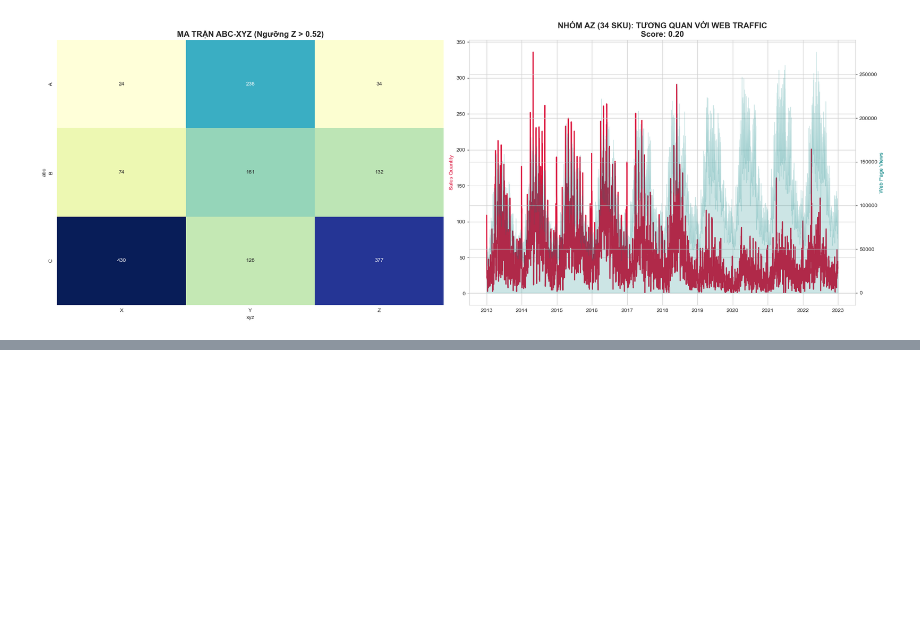
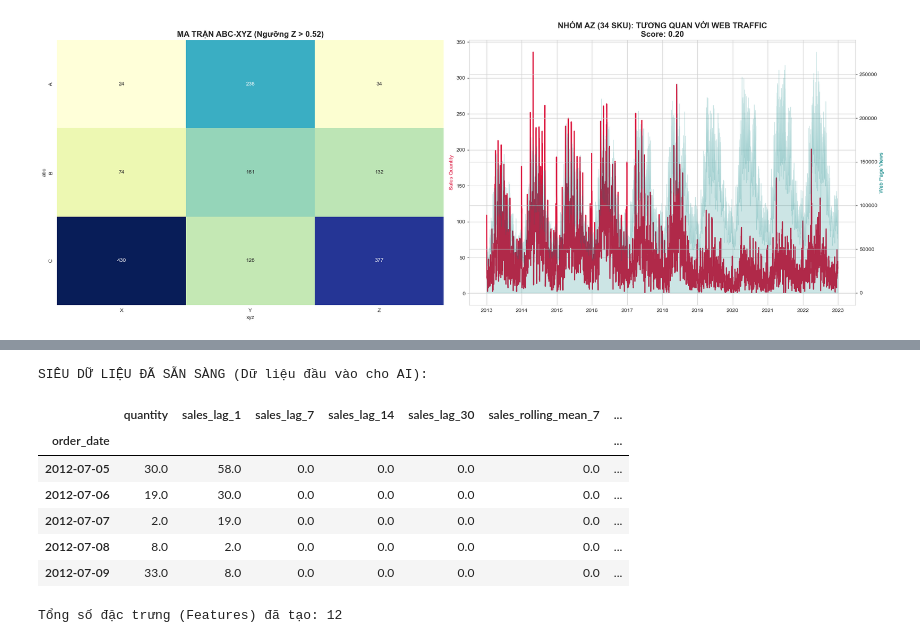
Before and after one commit to CodeDaoVietNam/DATATHON_2026, a Jupyter notebook: notebooks/stockout_eda.ipynb, the cells around one changed output, grey strips where cells are left out. Cells and saved outputs as stored; diff of their text form; code cells hidden in the pictures; blank space fills up the shorter version.

```diff
--- a/notebooks/stockout_eda.ipynb
+++ b/notebooks/stockout_eda.ipynb
@@ -847,0 +861,51 @@ plt.show()
+# %%
+# ==============================================================================
+# 5.1. FEATURE ENGINEERING (Tạo "Siêu dữ liệu" cho AI)
+# ==============================================================================
+
+def create_forecasting_features(df_sales, df_web_traffic):
+    # 1. Tạo bảng base thời gian
+    df = df_sales.copy()
+    df['order_date'] = pd.to_datetime(df['order_date'])
+    df = df.set_index('order_date').asfreq('D').fillna(0)
+
+    # 2. LAG FEATURES (Trí nhớ của AI)
+    # Cho AI biết doanh số của 1 ngày, 7 ngày và 14 ngày trước
+    for lag in [1, 7, 14, 30]:
+        df[f'sales_lag_{lag}'] = df['quantity'].shift(lag)
+
+    # 3. ROLLING WINDOW FEATURES (Xu hướng ngắn hạn)
+    # Trung bình trượt của 7 ngày gần nhất
+    df['sales_rolling_mean_7'] = df['quantity'].shift(1).rolling(window=7).mean()
+    df['sales_rolling_std_7'] = df['quantity'].shift(1).rolling(window=7).std()
+
+    # 4. TIME FEATURES (Nhịp sinh học)
+    df['day_of_week'] = df.index.dayofweek
+    df['month'] = df.index.month
+    df['is_weekend'] = df['day_of_week'].isin([5, 6]).astype(int)
+
+    # 5. INTEGRATE WEB TRAFFIC (Tầm nhìn ngoại vi)
+    traffic_feat = df_web_traffic.set_index('date').resample('D').sum().fillna(0)
+    df = df.join(traffic_feat['page_views'], how='left').fillna(0)
+
+    # Tạo thêm Lag cho Traffic (vì khách xem web hôm nay thường vài ngày sau mới mua)
+    df['traffic_lag_1'] = df['page_views'].shift(1)
+
+    return df.dropna()
+
+# Áp dụng cho nhóm AZ (Hoặc một SKU cụ thể trong nhóm AZ)
+target_sku_data = create_forecasting_features(daily_sales_az, daily_traffic)
+
+print("SIÊU DỮ LIỆU ĐÃ SẴN SÀNG (Dữ liệu đầu vào cho AI):")
+display(target_sku_data.head())
+print(f"Tổng số đặc trưng (Features) đã tạo: {len(target_sku_data.columns)}")
+# %% [output]
+SIÊU DỮ LIỆU ĐÃ SẴN SÀNG (Dữ liệu đầu vào cho AI):
+|  | quantity | sales_lag_1 | sales_lag_7 | sales_lag_14 | sales_lag_30 | sales_rolling_mean_7 | ... |
+| order_date |  |  |  |  |  |  | ... |
+| 2012-07-05 | 30.0 | 58.0 | 0.0 | 0.0 | 0.0 | 0.0 | ... |
+| 2012-07-06 | 19.0 | 30.0 | 0.0 | 0.0 | 0.0 | 0.0 | ... |
+| 2012-07-07 | 2.0 | 19.0 | 0.0 | 0.0 | 0.0 | 0.0 | ... |
+| 2012-07-08 | 8.0 | 2.0 | 0.0 | 0.0 | 0.0 | 0.0 | ... |
+| 2012-07-09 | 33.0 | 8.0 | 0.0 | 0.0 | 0.0 | 0.0 | ... |
+Tổng số đặc trưng (Features) đã tạo: 12
```
Also changed, not shown: parts of 15 cells of this notebook.
